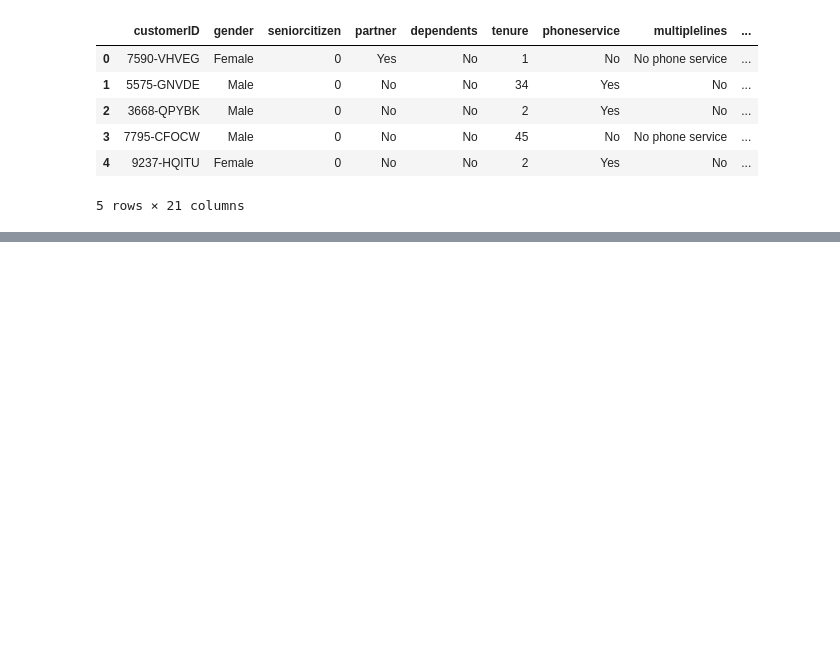
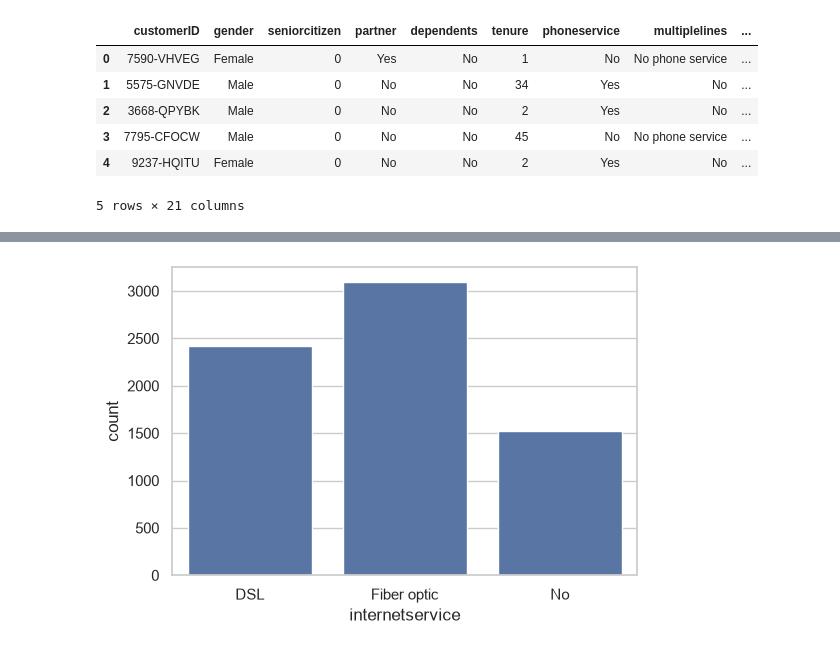
Before and after one commit to ZahinAwosaf/telco-churn-classification, a Jupyter notebook: telco_customer_churn.ipynb, the cells around one changed output, grey strips where cells are left out. Saved outputs shown, nothing was run; the diff lists cells and outputs as text; code cells hidden in the pictures; blank space fills up the shorter version.

```diff
--- a/telco_customer_churn.ipynb
+++ b/telco_customer_churn.ipynb
@@ -33,0 +126,6 @@ df.head()
+# %%
+plt.figure(figsize=(6,4))
+sns.countplot(data=df, x="internetservice")
+plt.show()
+# %% [output]
+[figure, added]
```
Also changed, not shown: parts of 29 cells of this notebook.
